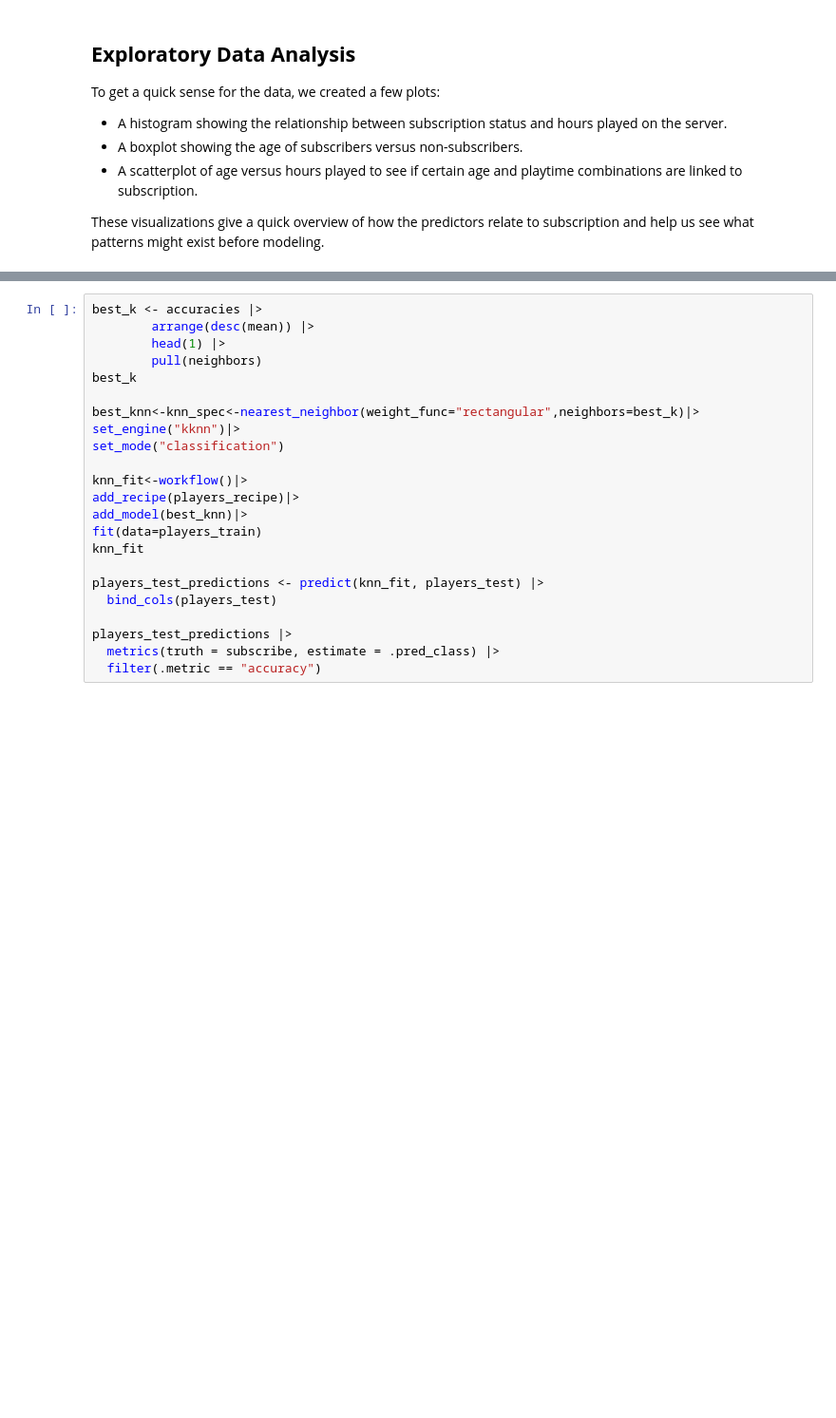
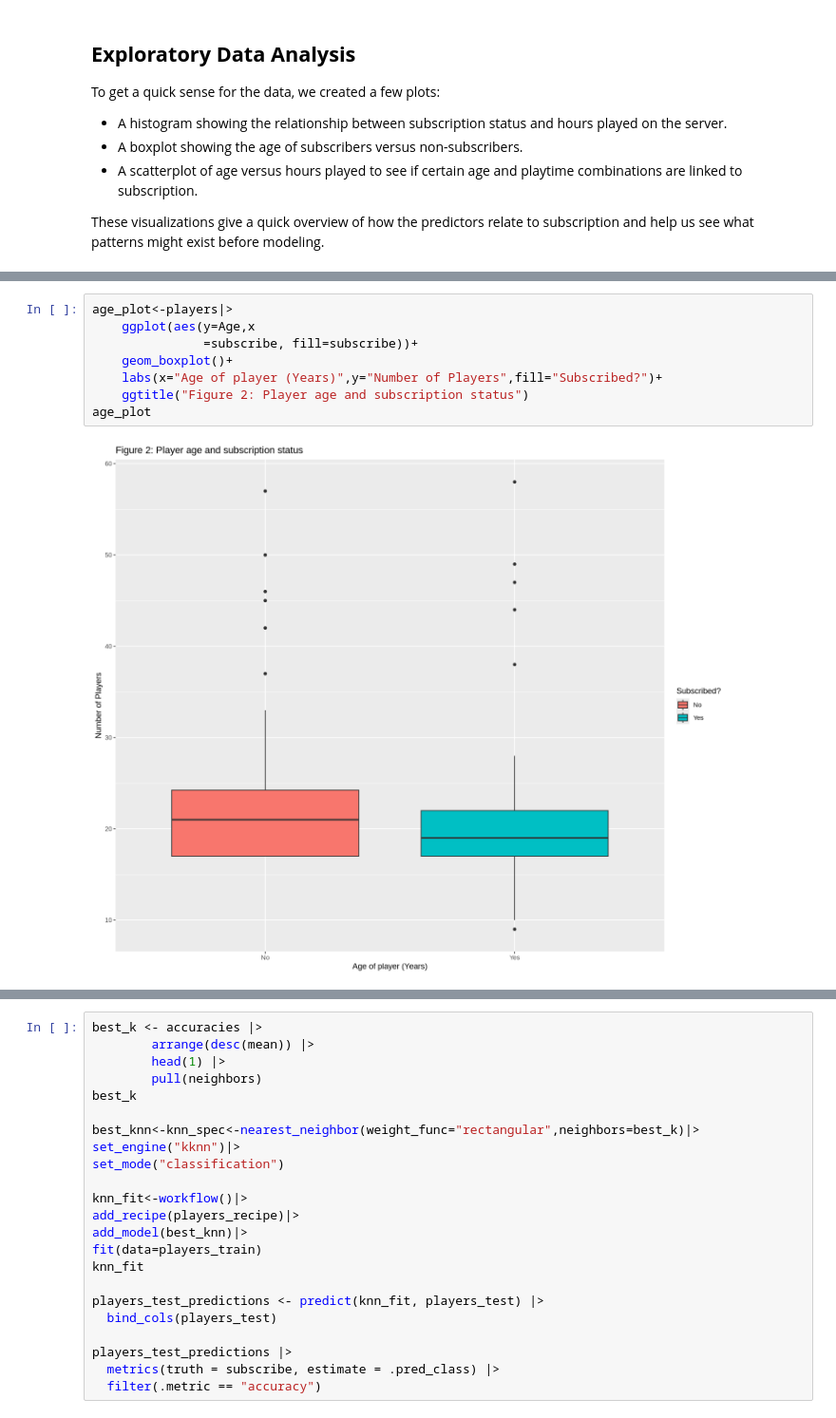
Before and after one commit to RadinAlikhani/DSCI-100-GROUP-PROJECT-REPOSITORY, a Jupyter notebook: Group Project .ipynb, the cells around one changed output, grey strips where cells are left out. Shown at 95% size. Drawn from its saved outputs; the diff is of its cells as text; blank space fills up the shorter version.

```diff
--- a/Group Project .ipynb
+++ b/Group Project .ipynb
@@ -181,0 +175,10 @@ Warning message:
+# %%
+age_plot<-players|>
+    ggplot(aes(y=Age,x
+               =subscribe, fill=subscribe))+
+    geom_boxplot()+
+    labs(x="Age of player (Years)",y="Number of Players",fill="Subscribed?")+
+    ggtitle("Figure 2: Player age and subscription status")
+age_plot
+# %% [output]
+[figure, added]
```
Also changed, not shown: parts of 11 cells of this notebook.
